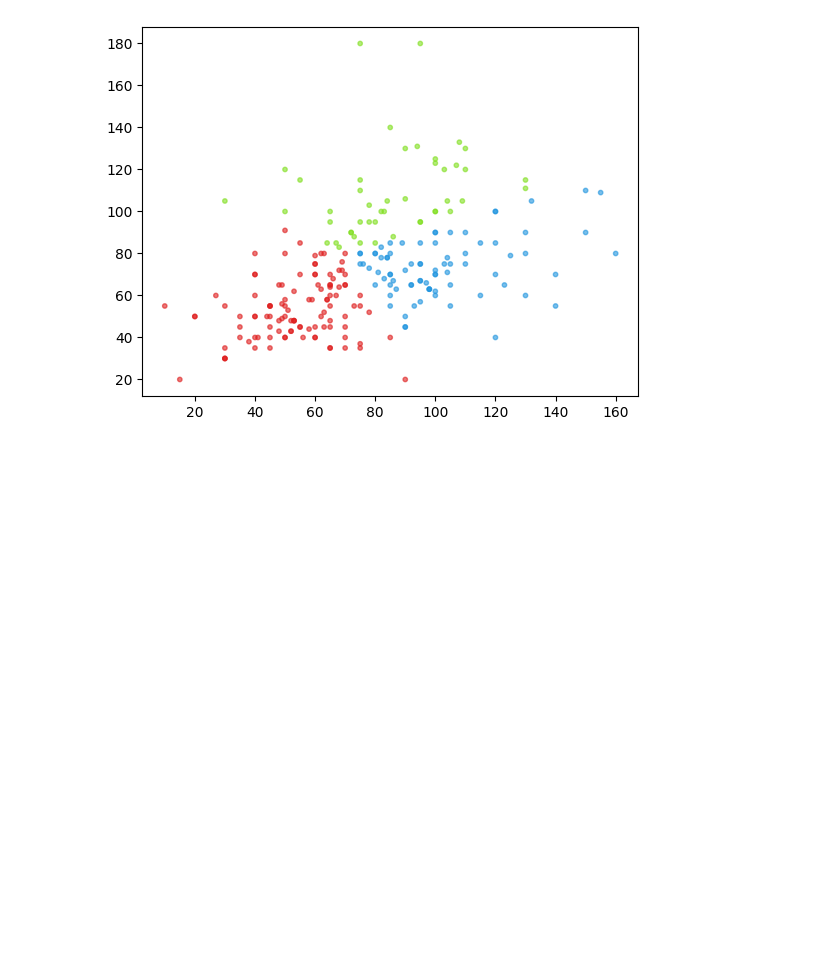
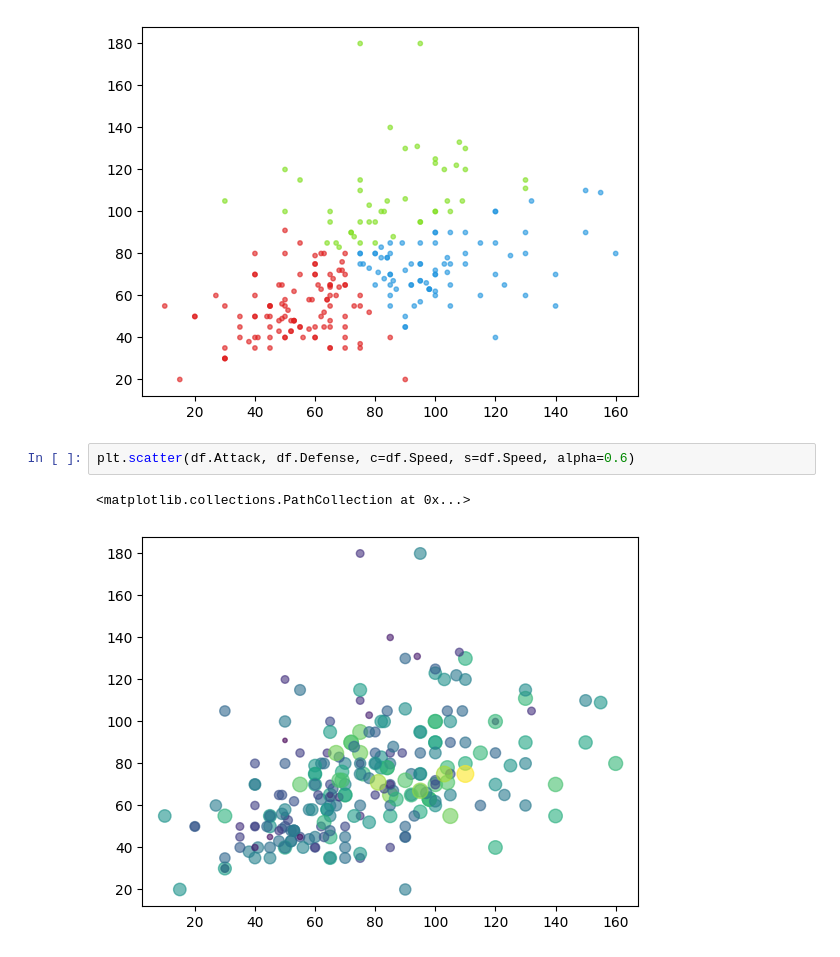
Before and after one commit to Tolegithub7/ml_labs, a Jupyter notebook: Visualizing_Output.ipynb, the cells around one changed output. Cells and saved outputs as stored; diff of their text form; blank space fills up the shorter version.

Commit message:
visualize clusters in a scatter plot

```diff
--- a/Visualizing_Output.ipynb
+++ b/Visualizing_Output.ipynb
@@ -46,3 +46,8 @@ plt.scatter(df.Attack, df.Defense, c=df.c, alpha=0.6, s=10)
 # %% [output]
 <matplotlib.collections.PathCollection at 0x...>
 [figure]
+# %%
+plt.scatter(df.Attack, df.Defense, c=df.Speed, s=df.Speed, alpha=0.6)
+# %% [output]
+<matplotlib.collections.PathCollection at 0x...>
+[figure, added]
```
Also changed, not shown: parts of 1 cell of this notebook.
